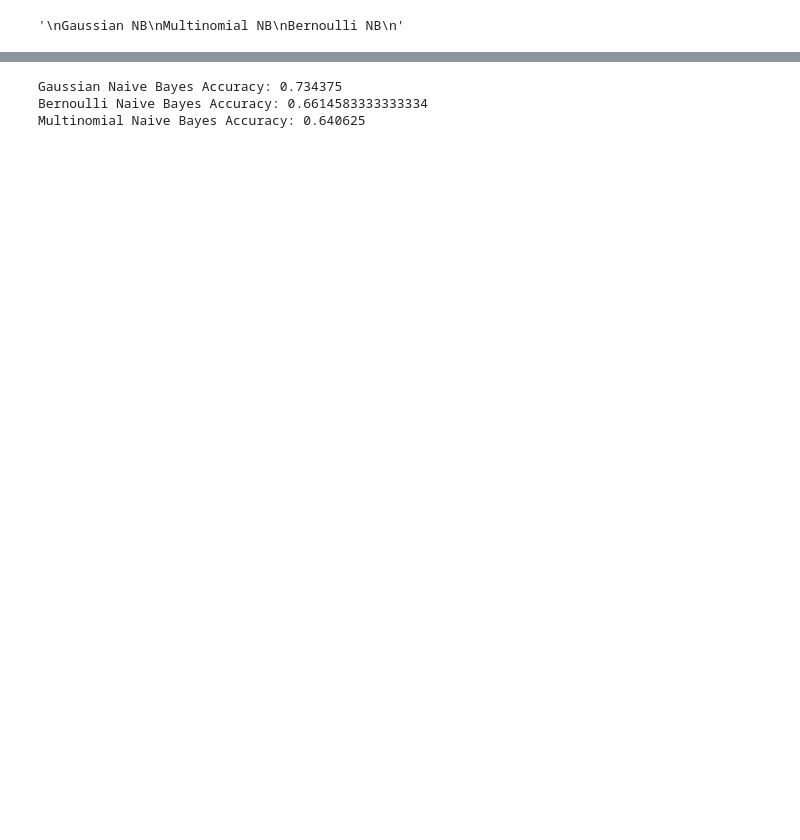
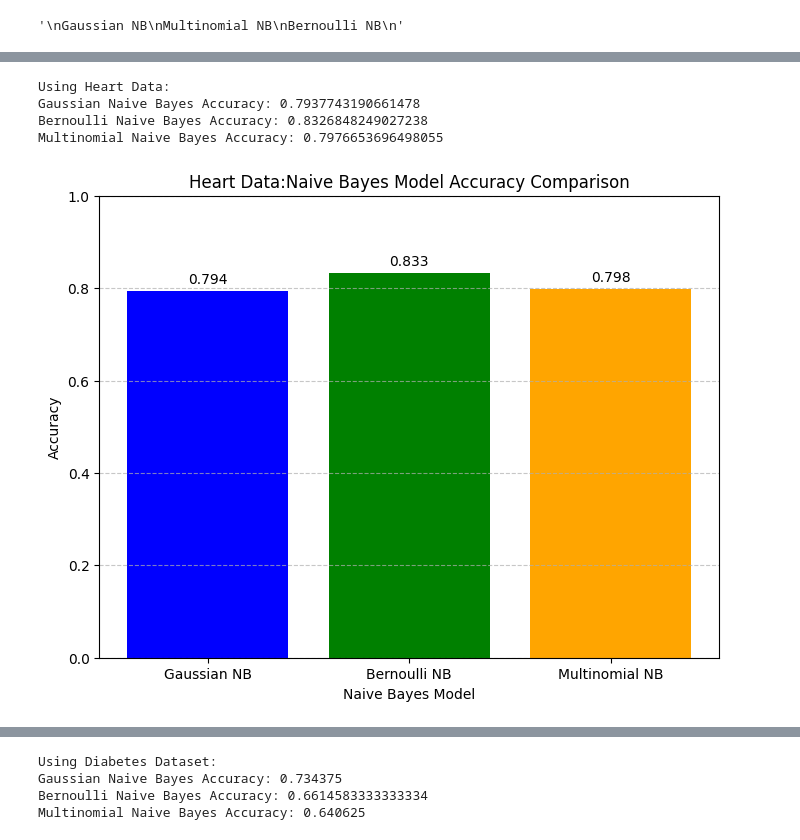
Before and after one commit to EricSiq/Supervised-Machine-Learning-Lab, a Jupyter notebook: SML_NaiveBayes.ipynb, the cells around one changed output, grey strips where cells are left out. Saved outputs shown, nothing was run; the diff lists cells and outputs as text; code cells hidden in the pictures; blank space fills up the shorter version.

```diff
--- a/SML_NaiveBayes.ipynb
+++ b/SML_NaiveBayes.ipynb
@@ -20,3 +21,7 @@ from sklearn.naive_bayes import GaussianNB, BernoulliNB, MultinomialNB
 from sklearn.metrics import accuracy_score
 from sklearn.preprocessing import MinMaxScaler
 from sklearn.naive_bayes import GaussianNB, MultinomialNB, BernoulliNB
+# %%
+
+heartdata = pd.read_csv('heart.csv')
+heartdata.head()
@@ -23 +35,69 @@ from sklearn.naive_bayes import GaussianNB, MultinomialNB, BernoulliNB
+# %%
+
+
+# Split the dataset into features (X) and target (y)
+X = heartdata.drop('target', axis=1)
+y = heartdata['target']
+
+# Handle missing values (replace with mean for numerical features)
+X = X.fillna(X.mean())
+
+# Scale the features to a range of 0 to 1
+scaler = MinMaxScaler()
+X = scaler.fit_transform(X)
+
+# Split the data into training and testing sets
+X_train, X_test, y_train, y_test = train_test_split(X, y, test_size=0.25, random_state=42)
+
+# Create and train different Naive Bayes models
+gaussian_nb = GaussianNB()
+bernoulli_nb = BernoulliNB()
+multinomial_nb = MultinomialNB()
+
+# Train models
+gaussian_nb.fit(X_train, y_train)
+bernoulli_nb.fit(X_train, y_train)
+multinomial_nb.fit(X_train, y_train)
+
+# Make predictions
+y_pred_gaussian = gaussian_nb.predict(X_test)
+y_pred_bernoulli = bernoulli_nb.predict(X_test)
+y_pred_multinomial = multinomial_nb.predict(X_test)
+
+# Evaluate the models
+accuracy_gaussian = accuracy_score(y_test, y_pred_gaussian)
+accuracy_bernoulli = accuracy_score(y_test, y_pred_bernoulli)
+accuracy_multinomial = accuracy_score(y_test, y_pred_multinomial)
+print(f"Using Heart Data: ")
+print(f"Gaussian Naive Bayes Accuracy: {accuracy_gaussian}")
+print(f"Bernoulli Naive Bayes Accuracy: {accuracy_bernoulli}")
+print(f"Multinomial Naive Bayes Accuracy: {accuracy_multinomial}")
+# %% [output]
+Using Heart Data:
+Gaussian Naive Bayes Accuracy: 0.7937743190661478
+Bernoulli Naive Bayes Accuracy: 0.8326848249027238
+Multinomial Naive Bayes Accuracy: 0.7976653696498055
+# %%
+
+
+# Data for the bar chart
+naive_bayes_models = ['Gaussian NB', 'Bernoulli NB', 'Multinomial NB']
+accuracies = [accuracy_gaussian, accuracy_bernoulli, accuracy_multinomial]
+
+# Create the bar chart
+plt.figure(figsize=(8, 6))
+plt.bar(naive_bayes_models, accuracies, color=['blue', 'green', 'orange'])
+plt.title('Heart Data:Naive Bayes Model Accuracy Comparison')
+plt.xlabel('Naive Bayes Model')
+plt.ylabel('Accuracy')
+plt.ylim(0, 1)  # Set y-axis limit to 0-1 for accuracy
+plt.grid(axis='y', linestyle='--', alpha=0.7)
+
+# Add data labels on top of the bars
+for i, v in enumerate(accuracies):
+    plt.text(i, v + 0.01, f'{v:.3f}', ha='center', va='bottom')
+
+plt.show()
+# %% [output]
+[figure, added]
 # %%
@@ -33,6 +112,7 @@ diabetesdf.head()
 | 3 | 1 | 89 | 66 | 23 | 94 | 28.1 | 0.167 | 21 | ... |
 | 4 | 0 | 137 | 40 | 35 | 168 | 43.1 | 2.288 | 33 | ... |
 # %%
+
 
 
 # Split the dataset into features (X) and target (y)
@@ -69,11 +149,12 @@ y_pred_multinomial = multinomial_nb.predict(X_test)
 accuracy_gaussian = accuracy_score(y_test, y_pred_gaussian)
 accuracy_bernoulli = accuracy_score(y_test, y_pred_bernoulli)
 accuracy_multinomial = accuracy_score(y_test, y_pred_multinomial)
-
+print(f"Using Diabetes Dataset: ")
 print(f"Gaussian Naive Bayes Accuracy: {accuracy_gaussian}")
 print(f"Bernoulli Naive Bayes Accuracy: {accuracy_bernoulli}")
 print(f"Multinomial Naive Bayes Accuracy: {accuracy_multinomial}")
 # %% [output]
+Using Diabetes Dataset:
 Gaussian Naive Bayes Accuracy: 0.734375
 Bernoulli Naive Bayes Accuracy: 0.6614583333333334
 Multinomial Naive Bayes Accuracy: 0.640625
```
Also changed, not shown: parts of 5 cells of this notebook.
